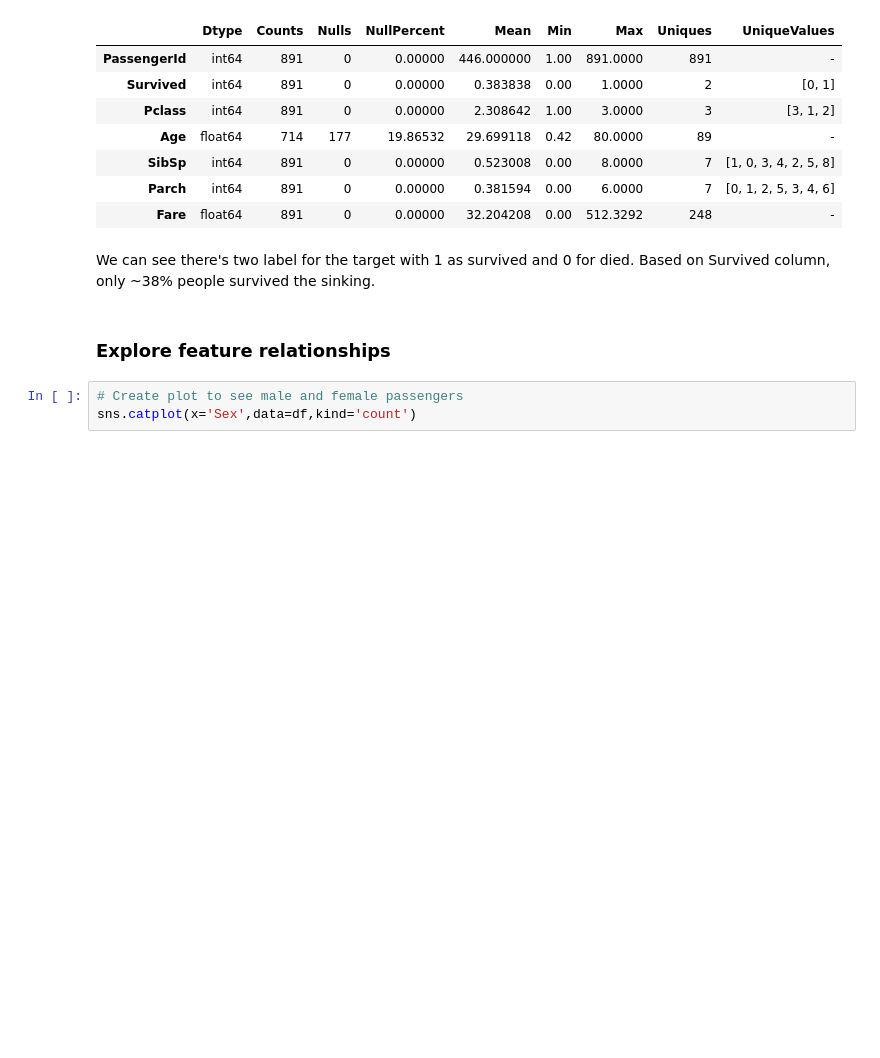
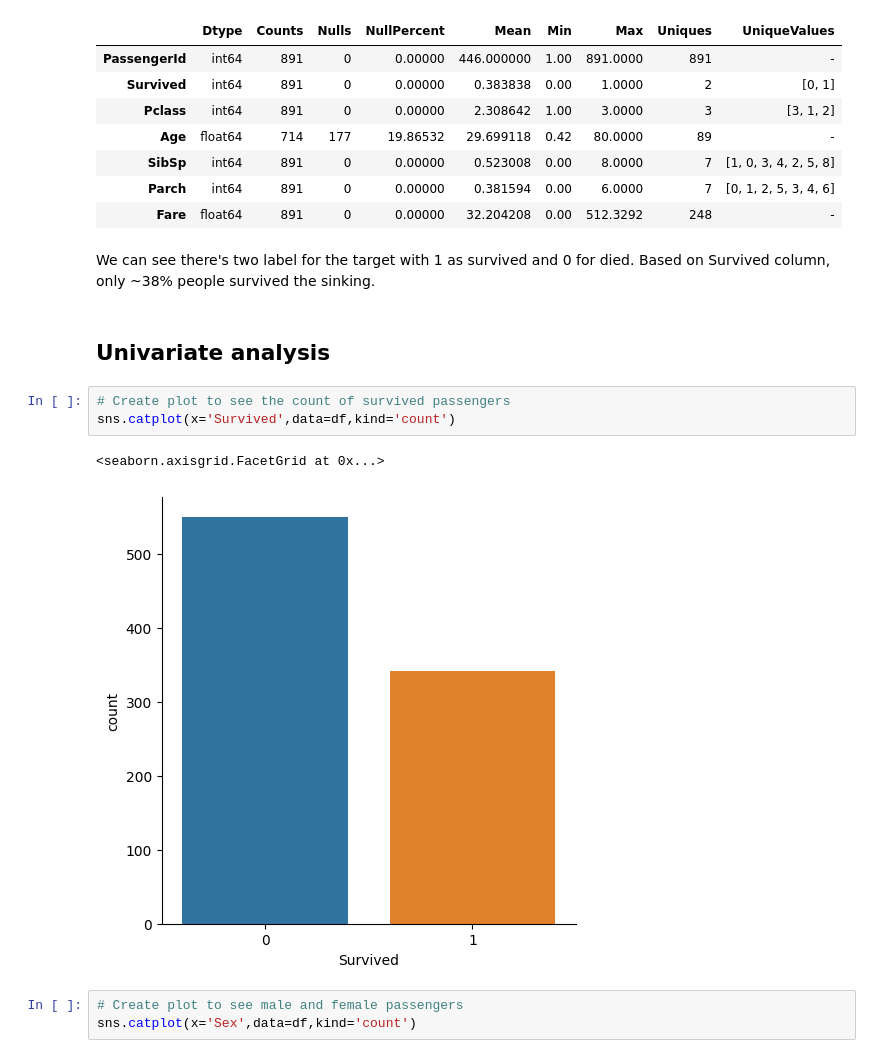
Before and after one commit to xkeyna/Data-Science-portfolio, a Jupyter notebook: titanic-eda.ipynb, the cells around one changed output. Cells and saved outputs as stored; diff of their text form; blank space fills up the shorter version.

```diff
--- a/titanic-eda.ipynb
+++ b/titanic-eda.ipynb
@@ -117,8 +128,14 @@ numeric_summary(df)
 | Fare | float64 | 891 | 0 | 0.00000 | 32.204208 | 0.00 | 512.3292 | 248 | - |
 # %% [markdown]
 We can see there's two label for the target with 1 as survived and 0 for died. Based on Survived column, only ~38% people survived the sinking.
-# %% [markdown]
-### Explore feature relationships
+# %% [markdown]
+## Univariate analysis
+# %%
+# Create plot to see the count of survived passengers
+sns.catplot(x='Survived',data=df,kind='count')
+# %% [output]
+<seaborn.axisgrid.FacetGrid at 0x...>
+[figure, added]
 # %%
 # Create plot to see male and female passengers
 sns.catplot(x='Sex',data=df,kind='count')
```
Also changed, not shown: parts of 54 cells of this notebook.
